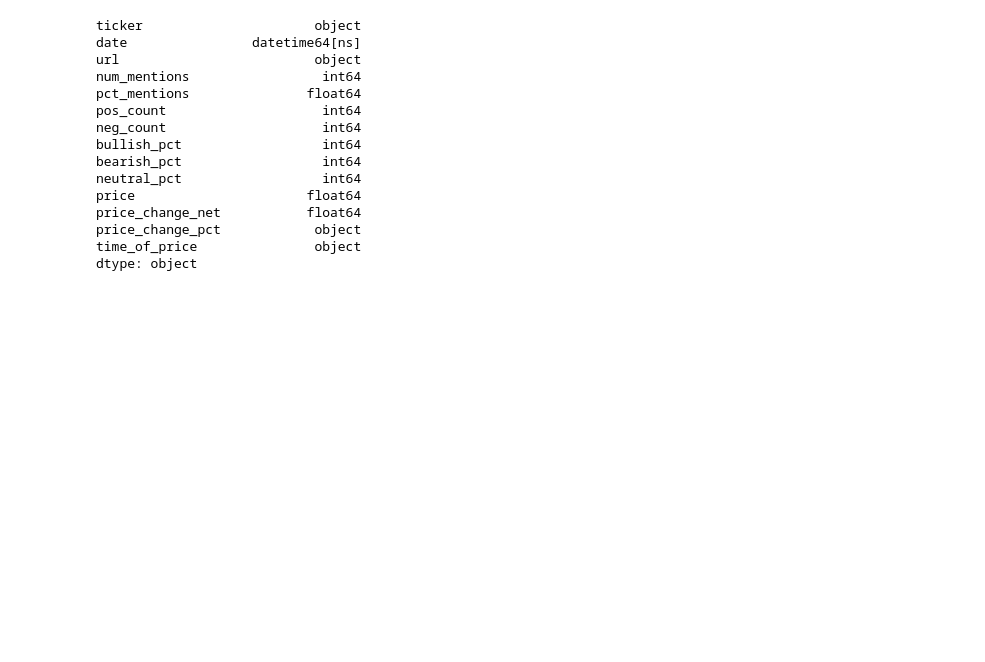
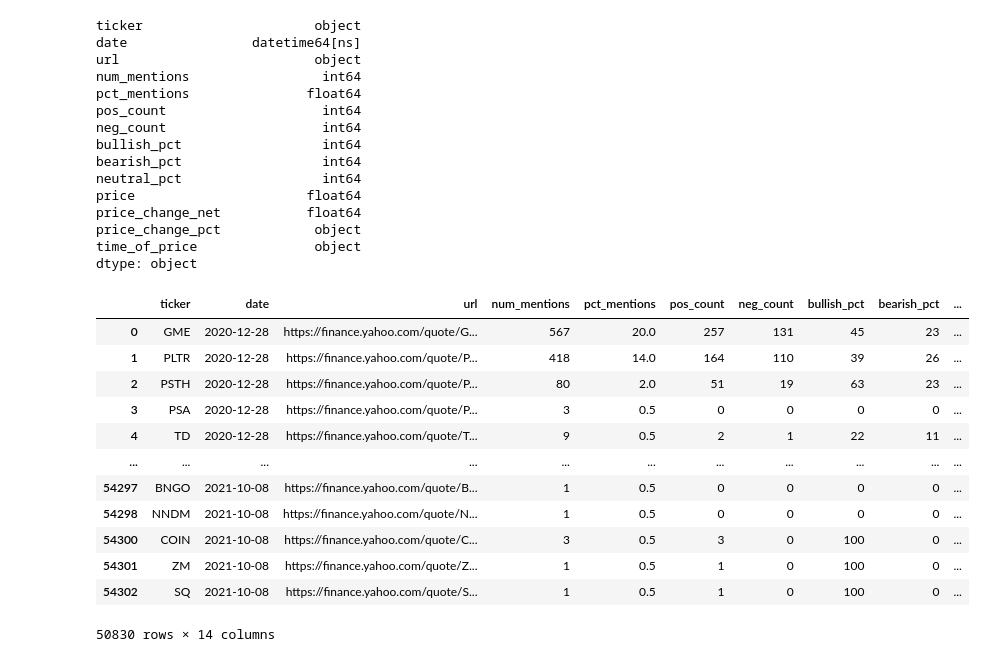
Before and after one commit to djhang99/Web-Scraping-Project-1-, a Jupyter notebook: WSB Data/Data Cleaning.ipynb, the cells around one changed output. Saved outputs shown, nothing was run; the diff lists cells and outputs as text; code cells hidden in the pictures; blank space fills up the shorter version.

Commit message:
2nd day of cleaning data.. printed 1st output of the new dataframe to start coding

```diff
--- a/WSB Data/Data Cleaning.ipynb
+++ b/WSB Data/Data Cleaning.ipynb
@@ -51,5 +51,5 @@ df['pct_mentions'] = pd.to_numeric(df['pct_mentions'])
 df['price_change_pct'] = df['price_change_pct'].replace('%','', regex=True) #strip %
 df['price_change_pct'] = df['price_change_pct'].replace(',','', regex=True) #strip ,
 df = df.replace('nan%', np.nan).dropna(subset=['price_change_pct'])
-df['price_change_pct'] = df['price_change_pct'].str.strip() #strip blank spaces
-df['price_change_pct'] = pd.to_numeric(df['price_change_pct']) #convert to integer
+# df['price_change_pct'] = df['price_change_pct'].str.strip() #strip blank spaces
+# df['price_change_pct'] = pd.to_numeric(df['price_change_pct']) #convert to integer
@@ -58,4 +55,0 @@ ValueError: Unable to parse string "+undefined" at position 5290
-# %%
-pd.set_option('display.max_rows', 50000)
-
-#counts.to_csv('test.csv')
@@ -83,3 +57,5 @@ Name: price_change_pct, dtype: int64
 df[df.price_change_pct == 'NaN%'].price_change_pct
 # %% [output]
 Series([], Name: price_change_pct, dtype: object)
+# %%
+df = df.set_index('ticker') #set index to ticker
@@ -131,3 +124,19 @@ price_change_net           float64
 price_change_pct            object
 time_of_price               object
 dtype: object
+# %%
+df
+# %% [output]
+|  | ticker | date | url | num_mentions | pct_mentions | pos_count | neg_count | bullish_pct | bearish_pct | ... |
+| 0 | GME | 2020-12-28 | https://finance.yahoo.com/quote/G... | 567 | 20.0 | 257 | 131 | 45 | 23 | ... |
+| 1 | PLTR | 2020-12-28 | https://finance.yahoo.com/quote/P... | 418 | 14.0 | 164 | 110 | 39 | 26 | ... |
+| 2 | PSTH | 2020-12-28 | https://finance.yahoo.com/quote/P... | 80 | 2.0 | 51 | 19 | 63 | 23 | ... |
+| 3 | PSA | 2020-12-28 | https://finance.yahoo.com/quote/P... | 3 | 0.5 | 0 | 0 | 0 | 0 | ... |
+| 4 | TD | 2020-12-28 | https://finance.yahoo.com/quote/T... | 9 | 0.5 | 2 | 1 | 22 | 11 | ... |
+| ... | ... | ... | ... | ... | ... | ... | ... | ... | ... | ... |
+| 54297 | BNGO | 2021-10-08 | https://finance.yahoo.com/quote/B... | 1 | 0.5 | 0 | 0 | 0 | 0 | ... |
+| 54298 | NNDM | 2021-10-08 | https://finance.yahoo.com/quote/N... | 1 | 0.5 | 0 | 0 | 0 | 0 | ... |
+| 54300 | COIN | 2021-10-08 | https://finance.yahoo.com/quote/C... | 3 | 0.5 | 3 | 0 | 100 | 0 | ... |
+| 54301 | ZM | 2021-10-08 | https://finance.yahoo.com/quote/Z... | 1 | 0.5 | 1 | 0 | 100 | 0 | ... |
+| 54302 | SQ | 2021-10-08 | https://finance.yahoo.com/quote/S... | 1 | 0.5 | 1 | 0 | 100 | 0 | ... |
+50830 rows × 14 columns
```
Also changed, not shown: parts of 4 cells of this notebook.
